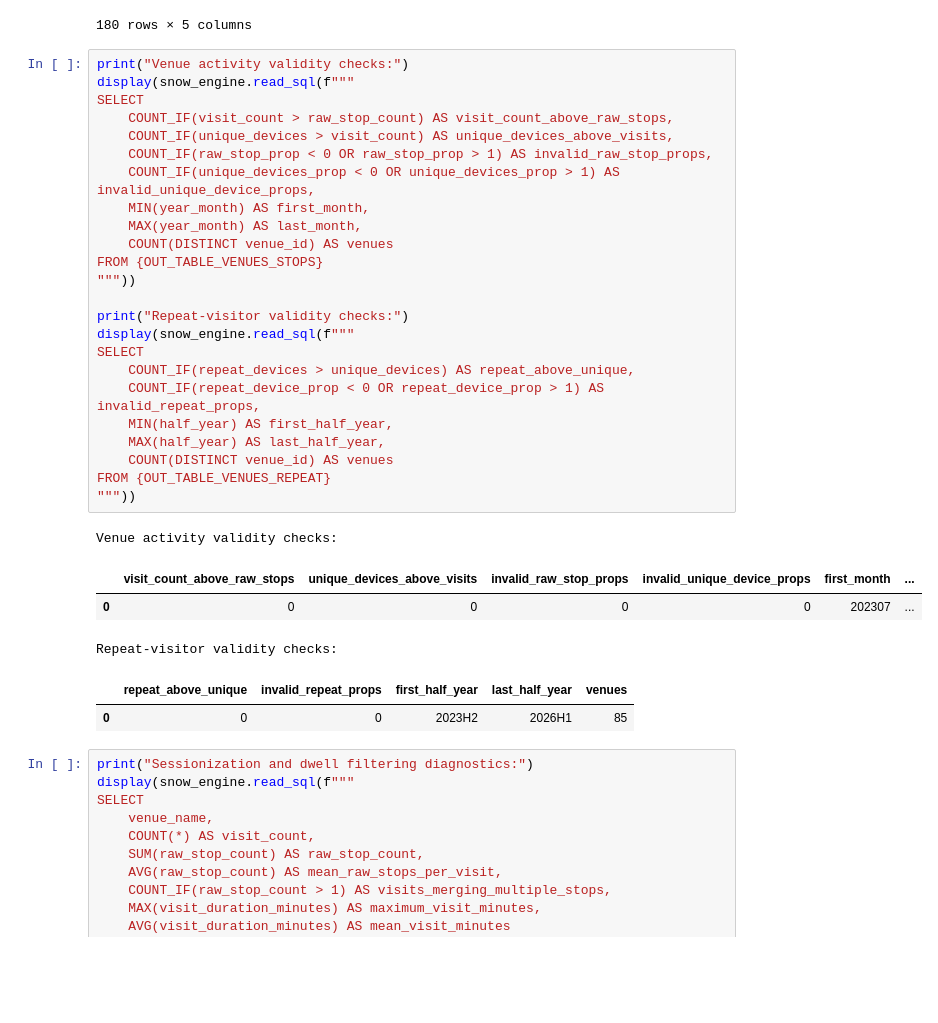
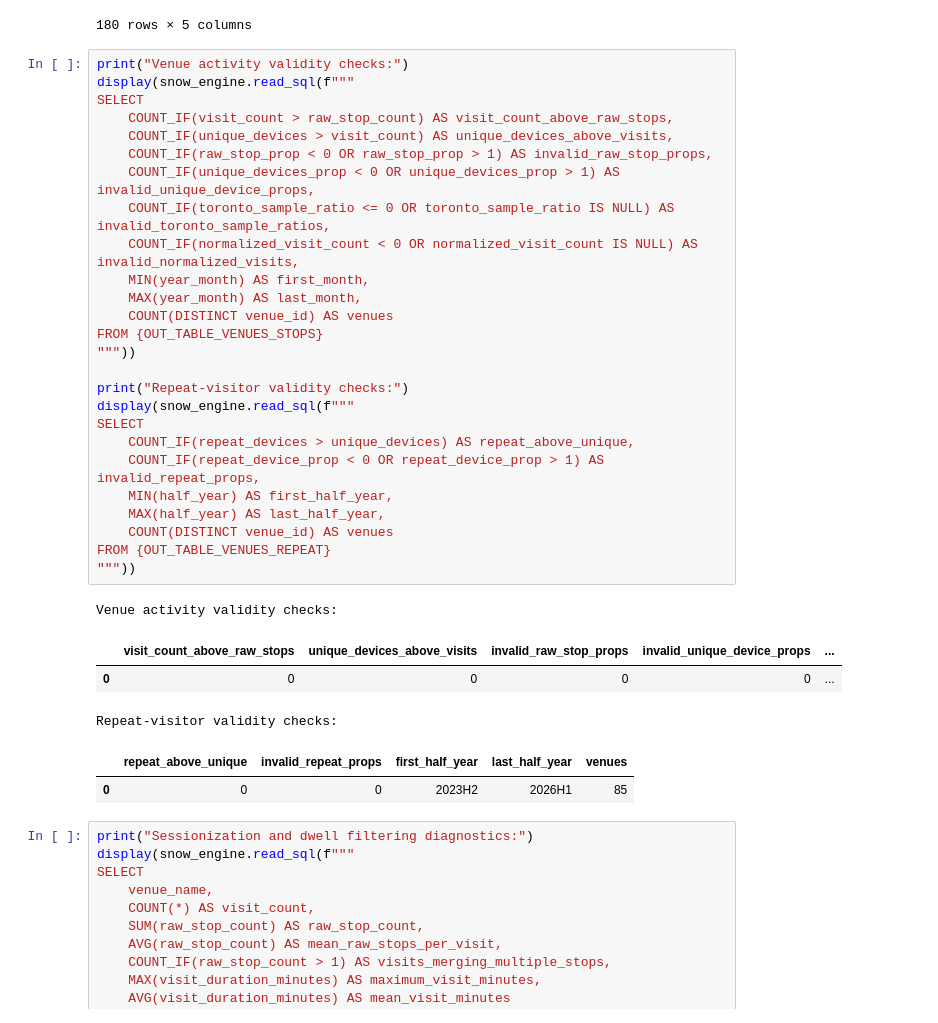
Before and after one commit to schoolofcities/eddit-tac, a Jupyter notebook: analysis/activity/tac_venues_stops_homes.ipynb, the cells around one changed output. Drawn from its saved outputs; the diff is of its cells as text; blank space fills up the shorter version.

```diff
--- a/analysis/activity/tac_venues_stops_homes.ipynb
+++ b/analysis/activity/tac_venues_stops_homes.ipynb
@@ -1743,31 +2077,33 @@ Expected months and denominator completeness:
 # %%
 print("Venue activity validity checks:")
 display(snow_engine.read_sql(f"""
 SELECT
     COUNT_IF(visit_count > raw_stop_count) AS visit_count_above_raw_stops,
     COUNT_IF(unique_devices > visit_count) AS unique_devices_above_visits,
     COUNT_IF(raw_stop_prop < 0 OR raw_stop_prop > 1) AS invalid_raw_stop_props,
     COUNT_IF(unique_devices_prop < 0 OR unique_devices_prop > 1) AS invalid_unique_device_props,
+    COUNT_IF(toronto_sample_ratio <= 0 OR toronto_sample_ratio IS NULL) AS invalid_toronto_sample_ratios,
+    COUNT_IF(normalized_visit_count < 0 OR normalized_visit_count IS NULL) AS invalid_normalized_visits,
     MIN(year_month) AS first_month,
     MAX(year_month) AS last_month,
     COUNT(DISTINCT venue_id) AS venues
 FROM {OUT_TABLE_VENUES_STOPS}
 """))
 
 print("Repeat-visitor validity checks:")
 display(snow_engine.read_sql(f"""
 SELECT
     COUNT_IF(repeat_devices > unique_devices) AS repeat_above_unique,
     COUNT_IF(repeat_device_prop < 0 OR repeat_device_prop > 1) AS invalid_repeat_props,
     MIN(half_year) AS first_half_year,
     MAX(half_year) AS last_half_year,
     COUNT(DISTINCT venue_id) AS venues
 FROM {OUT_TABLE_VENUES_REPEAT}
 """))
 # %% [output]
 Venue activity validity checks:
-|  | visit_count_above_raw_stops | unique_devices_above_visits | invalid_raw_stop_props | invalid_unique_device_props | first_month | ... |
-| 0 | 0 | 0 | 0 | 0 | 202307 | ... |
+|  | visit_count_above_raw_stops | unique_devices_above_visits | invalid_raw_stop_props | invalid_unique_device_props | ... |
+| 0 | 0 | 0 | 0 | 0 | ... |
 Repeat-visitor validity checks:
 |  | repeat_above_unique | invalid_repeat_props | first_half_year | last_half_year | venues |
 | 0 | 0 | 0 | 2023H2 | 2026H1 | 85 |
```
Also changed, not shown: parts of 35 cells of this notebook, 1 other file.
